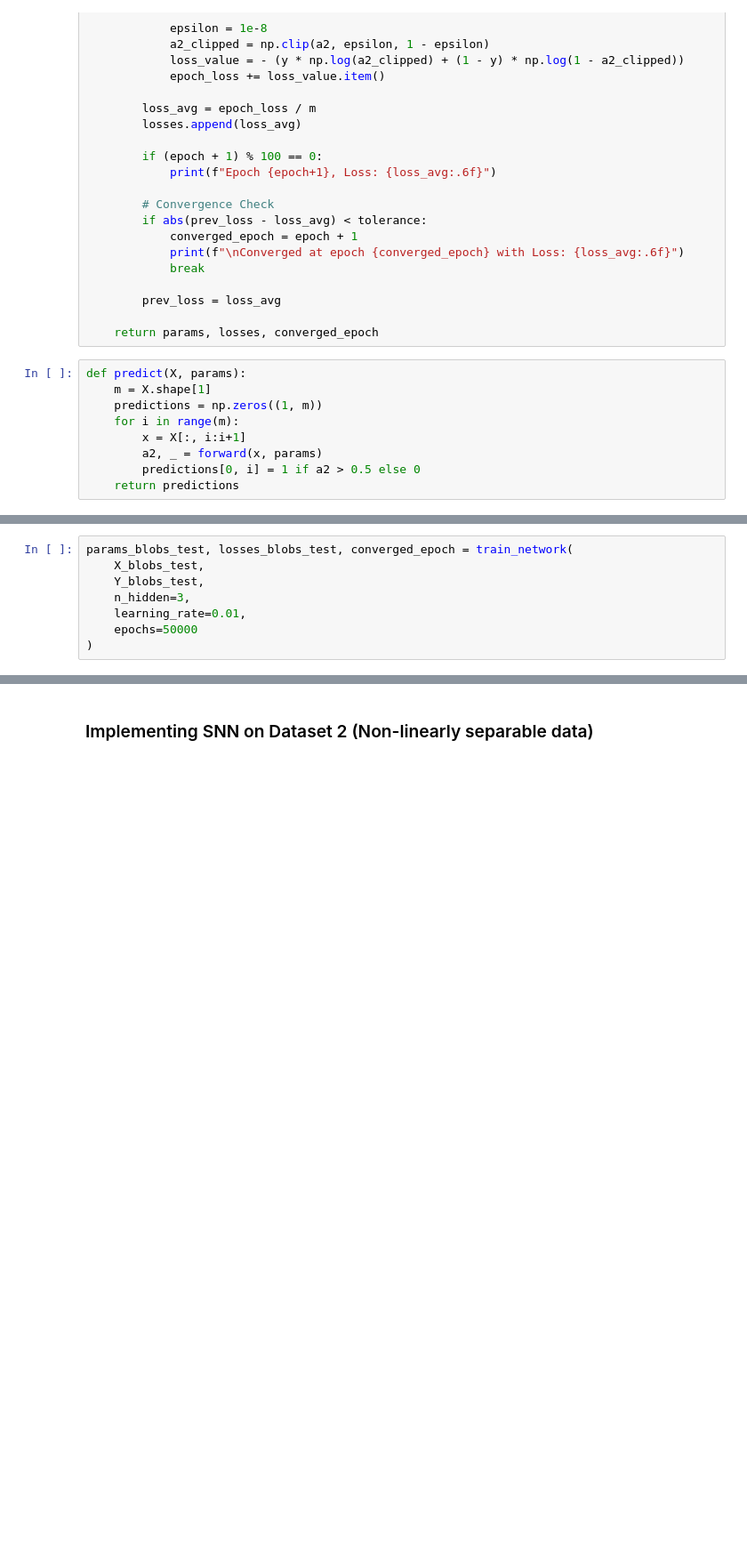
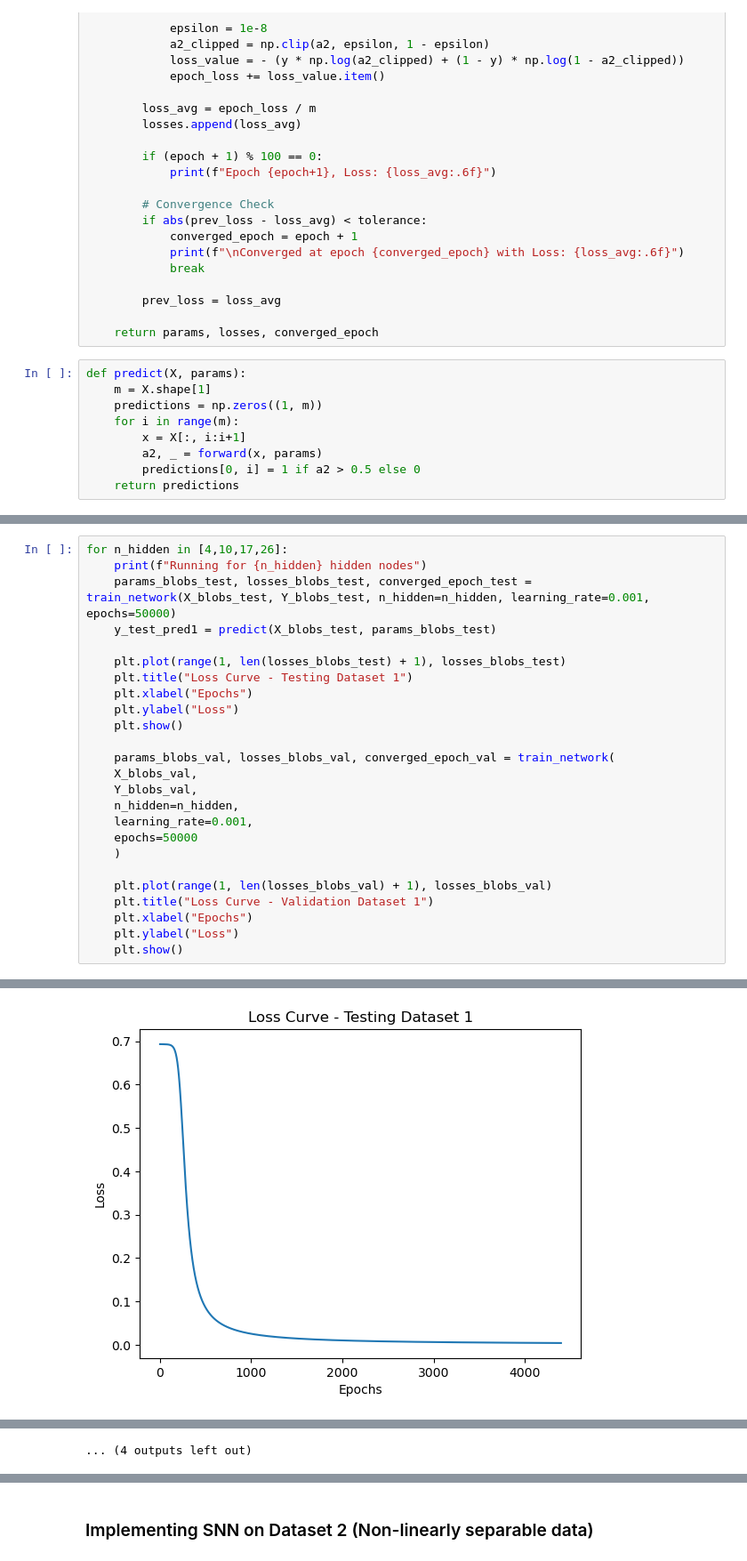
Before and after one commit to aakanksha1500/CT5133_DL_colab, a Jupyter notebook: DL_Assignment1_latest.ipynb, the cells around one changed output, grey strips where cells are left out. Shown at 89% size. Cells and saved outputs as stored; diff of their text form; blank space fills up the shorter version.

```diff
--- a/DL_Assignment1_latest.ipynb
+++ b/DL_Assignment1_latest.ipynb
@@ -533,9 +639,26 @@ Test Accuracy: 100.00%
 # %%
-params_blobs_test, losses_blobs_test, converged_epoch = train_network(
-    X_blobs_test,
-    Y_blobs_test,
-    n_hidden=3,
-    learning_rate=0.01,
+for n_hidden in [4,10,17,26]:
+    print(f"Running for {n_hidden} hidden nodes")
+    params_blobs_test, losses_blobs_test, converged_epoch_test = train_network(X_blobs_test, Y_blobs_test, n_hidden=n_hidden, learning_rate=0.001, epochs=50000)
+    y_test_pred1 = predict(X_blobs_test, params_blobs_test)
+
+    plt.plot(range(1, len(losses_blobs_test) + 1), losses_blobs_test)
+    plt.title("Loss Curve - Testing Dataset 1")
+    plt.xlabel("Epochs")
+    plt.ylabel("Loss")
+    plt.show()
+
+    params_blobs_val, losses_blobs_val, converged_epoch_val = train_network(
+    X_blobs_val,
+    Y_blobs_val,
+    n_hidden=n_hidden,
+    learning_rate=0.001,
     epochs=50000
-)
+    )
+
+    plt.plot(range(1, len(losses_blobs_val) + 1), losses_blobs_val)
+    plt.title("Loss Curve - Validation Dataset 1")
+    plt.xlabel("Epochs")
+    plt.ylabel("Loss")
+    plt.show()
 # %% [output]
@@ -542,0 +682 @@ Converged at epoch 4 with Loss: 0.695218
+[figure, added]
@@ -542,0 +773 @@ Converged at epoch 4 with Loss: 0.695218
+... (4 outputs left out)
```
Also changed, not shown: parts of 35 cells of this notebook.
